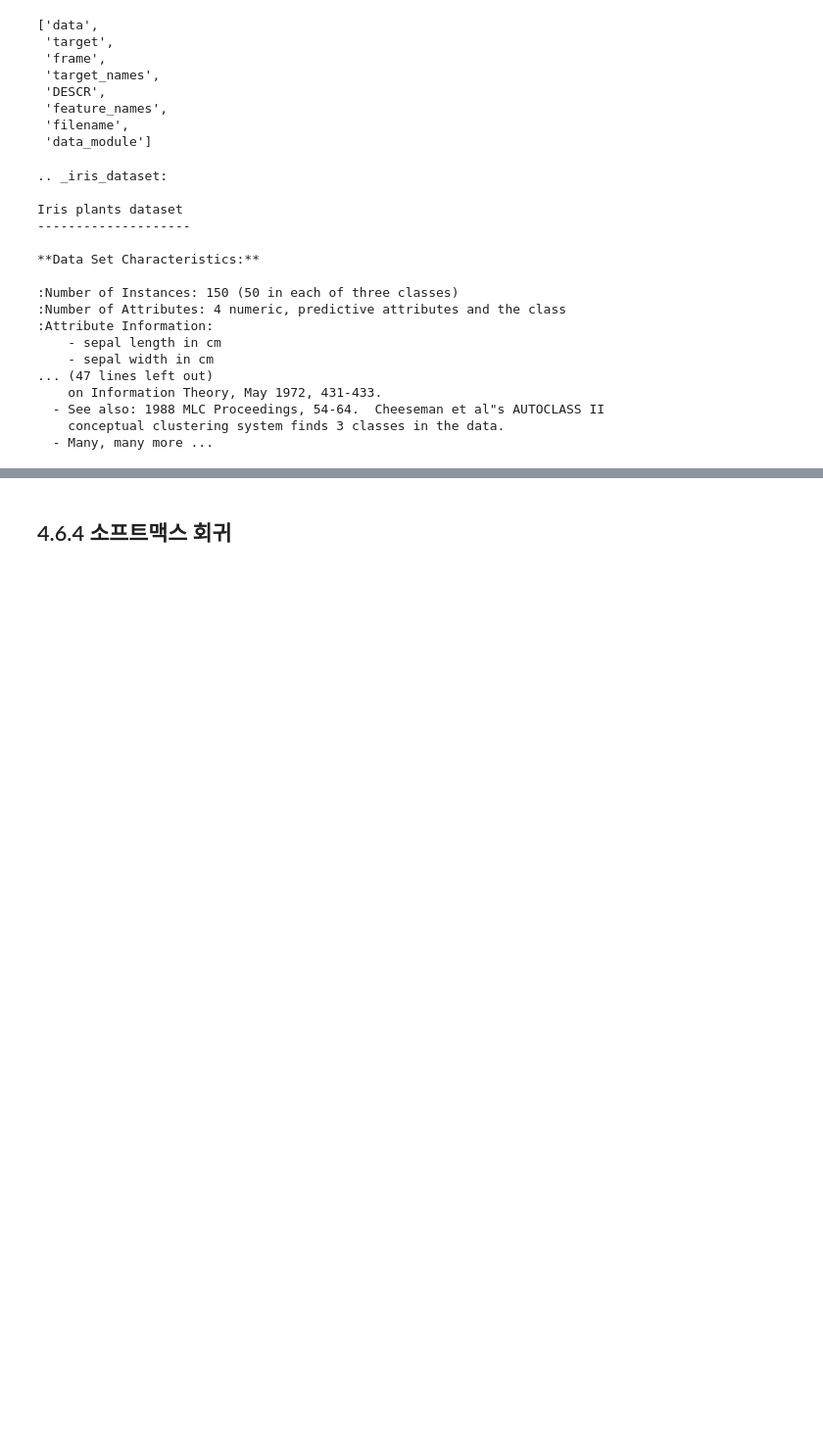
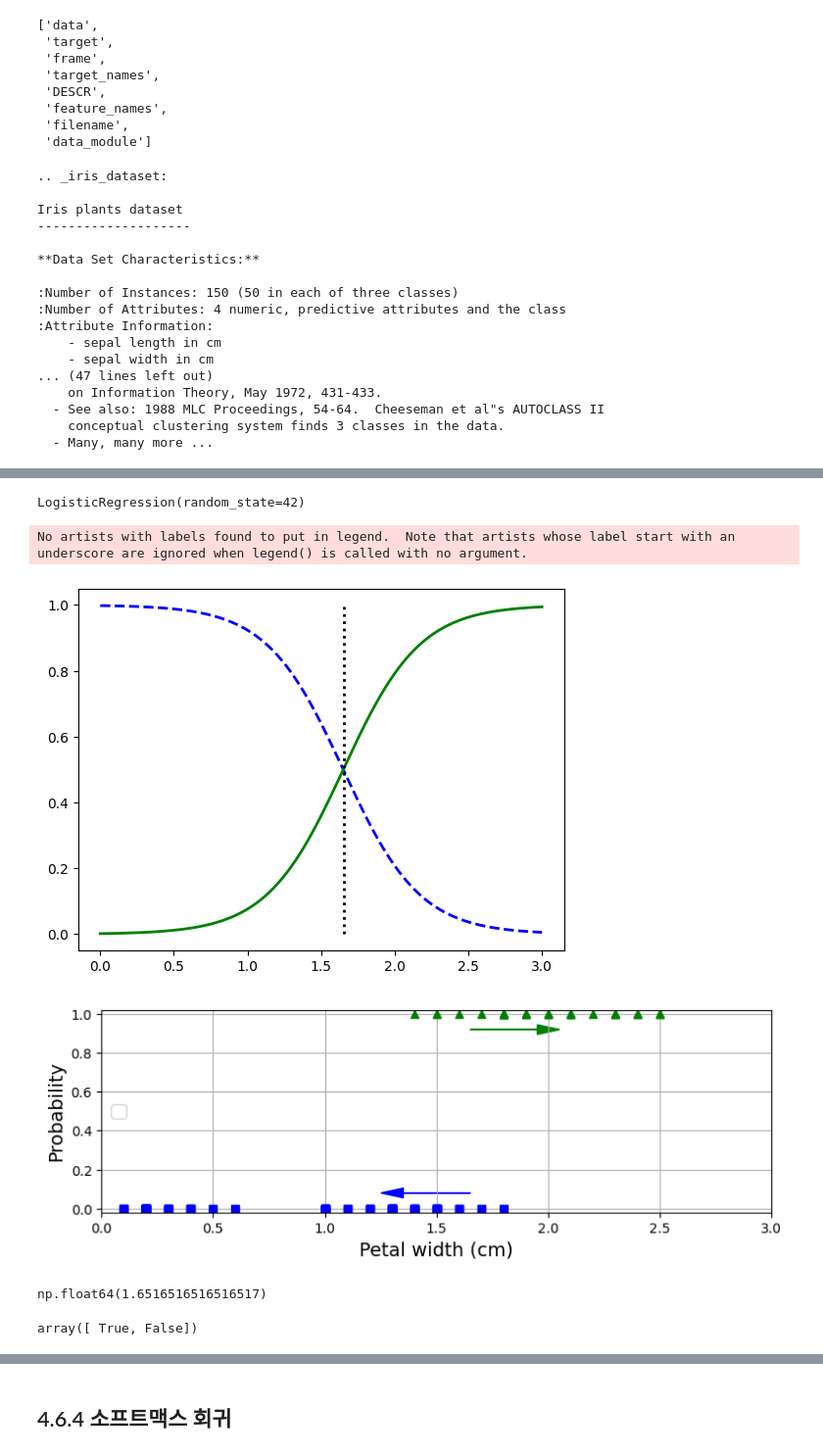
Before and after one commit to aaronkr-classroom/6-model-training-pm-yeonjunjeong, a Jupyter notebook: 04_training_linear_models.ipynb, the cells around one changed output, grey strips where cells are left out. Shown at 98% size. Cells and saved outputs as stored; diff of their text form; code cells hidden in the pictures; blank space fills up the shorter version.

```diff
--- a/04_training_linear_models.ipynb
+++ b/04_training_linear_models.ipynb
@@ -805,30 +824,59 @@ iris.target_names
+# %%
+# LogisticRegression
+from sklearn.linear_model import LogisticRegression
+from sklearn.model_selection import train_test_split
+
+X = iris.data[["petal width (cm)"]].values
+y = iris.target_names[iris.target] == 'virginica'
+X_train, X_test, y_train, y_test = train_test_split(X, y, random_state=42)
+
+log_reg = LogisticRegression(random_state=42)
+log_reg.fit(X_train, y_train)
+# %% [output]
+LogisticRegression(random_state=42)
 # %%
 # 크기를 바꾸어 열 벡터를 얻습니다.
 
+X_new = np.linspace(0, 3, 1000).reshape(-1, 1) # 크기를 바꾸어 열 벡터를 얻습니다.
+y_proba = log_reg.predict_proba(X_new)
+decision_boundary = X_new[y_proba[:, 1] >= 0.5][0, 0]
 
+plt.plot(X_new, y_proba[:, 0], "b--", linewidth=2,
+         label="Tris=Virginica가 아닐 확률")
+plt.plot(X_new, y_proba[:, 1], "g-", linewidth=2, label="Iris-Virginica일 확률")
+plt.plot([decision_boundary, decision_boundary], [0, 1], "k:", linewidth=2,
+         label="결정 경계")
 plt.figure(figsize=(8, 3))  # 추가 코드
 
 # plt.plot() ...
 
 # 추가 코드 - 이 섹션에서는 그림 4-23을 꾸미고 저장합니다.
 plt.arrow(x=decision_boundary, y=0.08, dx=-0.3, dy=0,
           head_width=0.05, head_length=0.1, fc="b", ec="b")
 plt.arrow(x=decision_boundary, y=0.92, dx=0.3, dy=0,
           head_width=0.05, head_length=0.1, fc="g", ec="g")
 plt.plot(X_train[y_train == 0], y_train[y_train == 0], "bs")
 plt.plot(X_train[y_train == 1], y_train[y_train == 1], "g^")
 plt.xlabel("Petal width (cm)")
 plt.ylabel("Probability")
 plt.legend(loc="center left")
 plt.axis([0, 3, -0.02, 1.02])
 plt.grid()
 save_fig("logistic_regression_plot")
 
 plt.show()
+# %% [output]
+No artists with labels found to put in legend.  Note that artists whose label start with an underscore are ignored when legend() is called with no argument.
+[figure, added]
+[figure, added]
 # %%
 decision_boundary
+# %% [output]
+np.float64(1.6516516516516517)
 # %%
 log_reg.predict([[1.7], [1.5]])
+# %% [output]
+array([ True, False])
 # %%
 # 추가 코드 - 이 셀은 그림 4-24를 생성하고 저장합니다.
 
```
Also changed, not shown: parts of 16 cells of this notebook.
